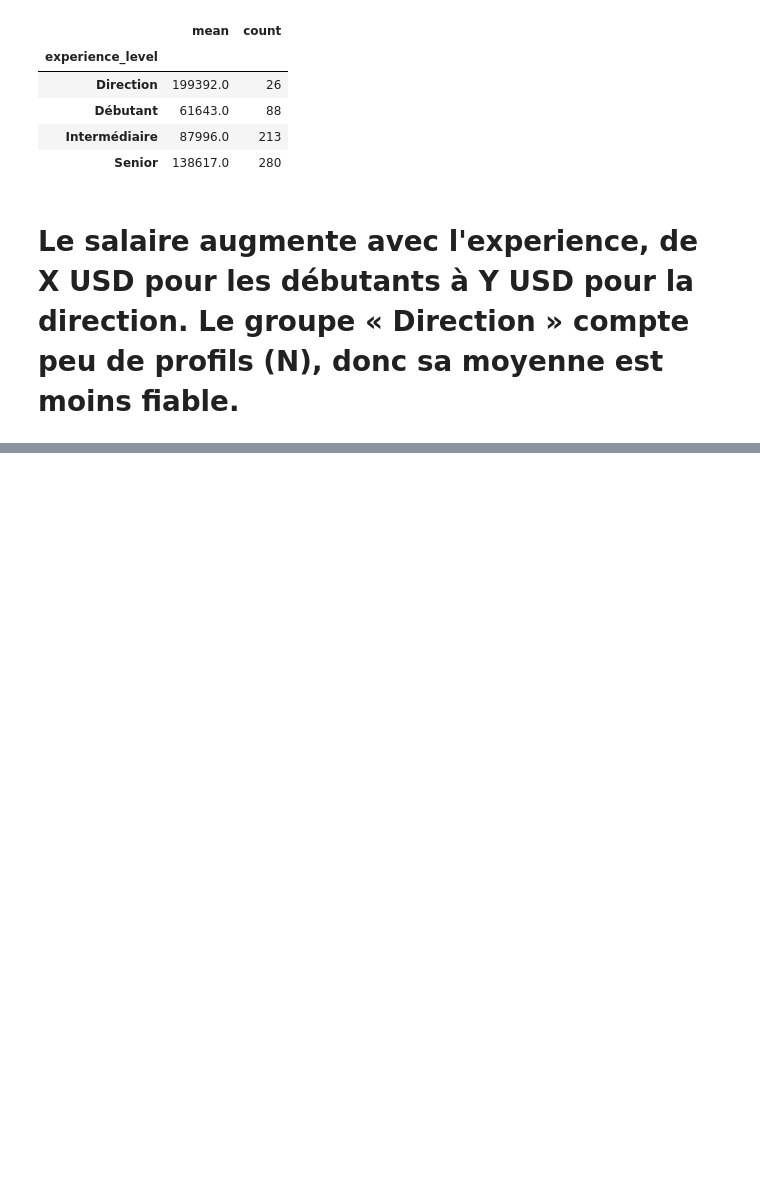
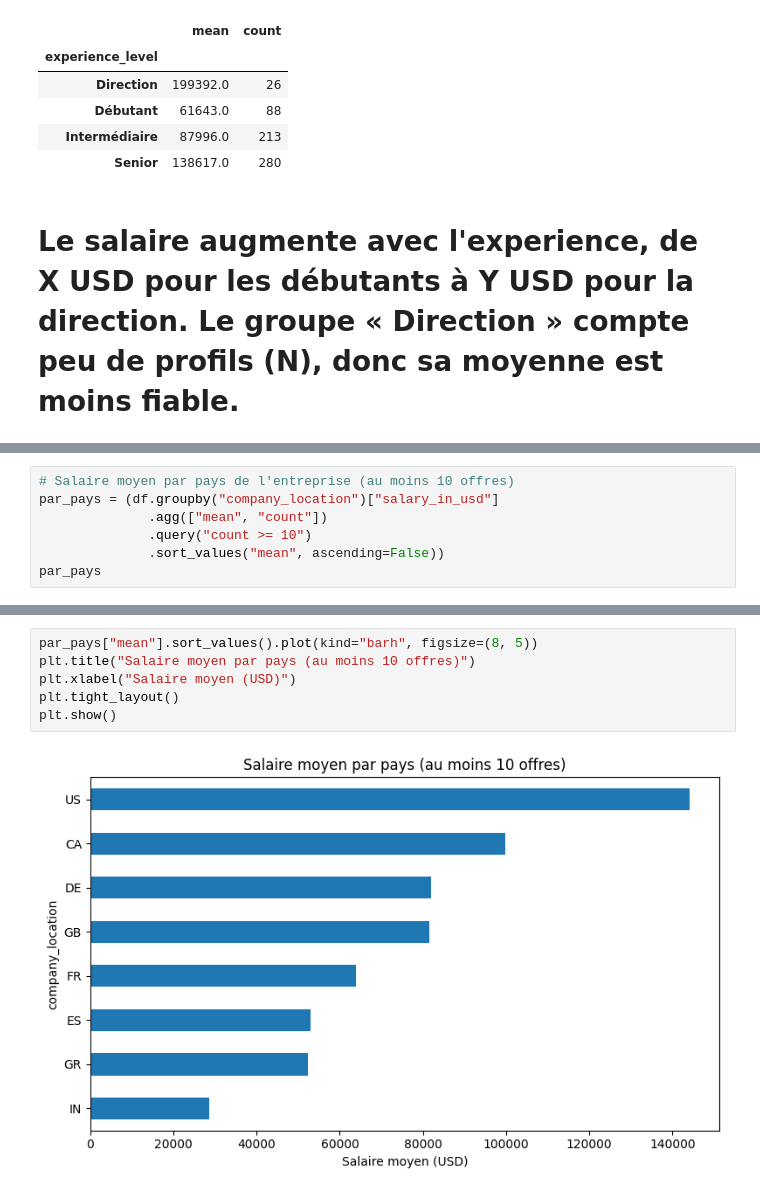
Before and after one commit to Oumaima257/analyse-emplois-data, a Jupyter notebook: analyse.ipynb, the cells around one changed output, grey strips where cells are left out. Saved outputs shown, nothing was run; the diff lists cells and outputs as text; blank space fills up the shorter version.

```diff
--- a/analyse.ipynb
+++ b/analyse.ipynb
@@ -101,0 +130,7 @@ df.groupby("experience_level")["salary_in_usd"].agg(["mean", "count"]).round(0)
+# %%
+# Salaire moyen par pays de l'entreprise (au moins 10 offres)
+par_pays = (df.groupby("company_location")["salary_in_usd"]
+              .agg(["mean", "count"])
+              .query("count >= 10")
+              .sort_values("mean", ascending=False))
+par_pays
@@ -101,0 +148,8 @@ df.groupby("experience_level")["salary_in_usd"].agg(["mean", "count"]).round(0)
+# %%
+par_pays["mean"].sort_values().plot(kind="barh", figsize=(8, 5))
+plt.title("Salaire moyen par pays (au moins 10 offres)")
+plt.xlabel("Salaire moyen (USD)")
+plt.tight_layout()
+plt.show()
+# %% [output]
+[figure, added]
```
Also changed, not shown: parts of 8 cells of this notebook.
